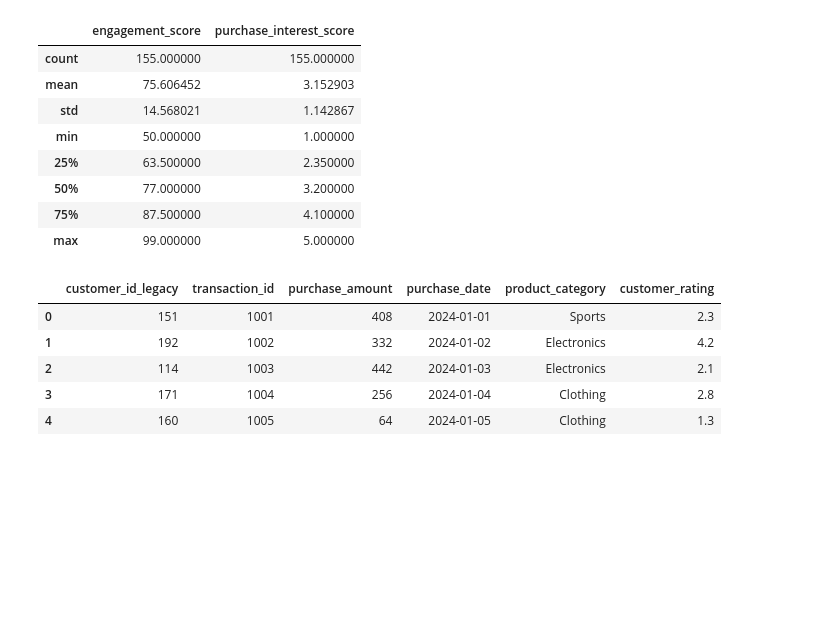
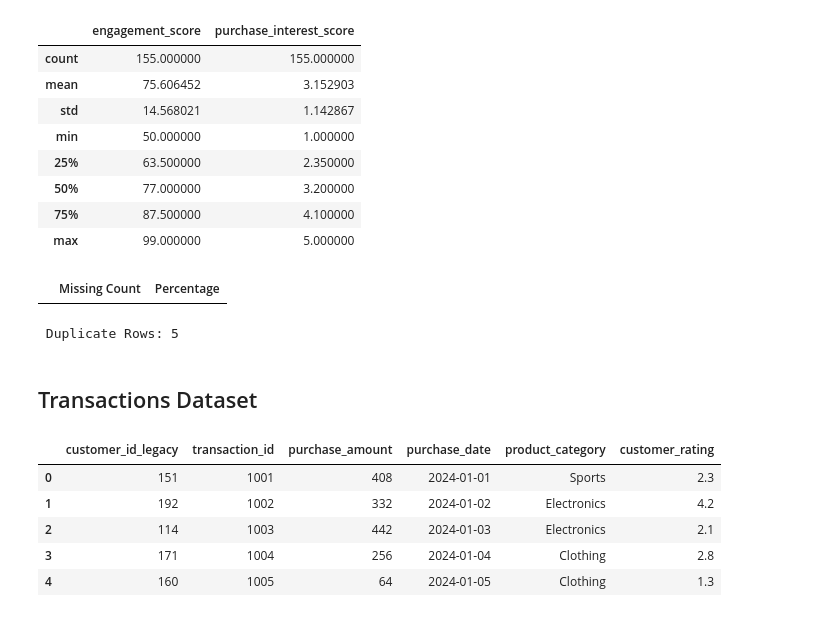
Before and after one commit to DavBelM/Multimodal_Data_Preprocessing, a Jupyter notebook: Formative2.ipynb, the cells around one changed output. Drawn from its saved outputs; the diff is of its cells as text; code cells hidden in the pictures; blank space fills up the shorter version.

```diff
--- a/Formative2.ipynb
+++ b/Formative2.ipynb
@@ -43,6 +65,23 @@ social.describe()
 | 50% | 77.000000 | 3.200000 |
 | 75% | 87.500000 | 4.100000 |
 | max | 99.000000 | 5.000000 |
+# %%
+missing_social = social.isnull().sum()
+missing_social_pct = (missing_social / len(social)) * 100
+missing_info = pd.DataFrame({
+    'Missing Count': missing_social,
+    'Percentage': missing_social_pct
+})
+display(missing_info[missing_info['Missing Count'] > 0])
+# %% [output]
+|  | Missing Count | Percentage |
+# %%
+# Checking for duplicates
+print(f"\n Duplicate Rows: {social.duplicated().sum()}")
+# %% [output]
+ Duplicate Rows: 5
+# %% [markdown]
+## Transactions Dataset
 # %%
 transactions.head()
 # %% [output]
```
Also changed, not shown: parts of 25 cells of this notebook.
